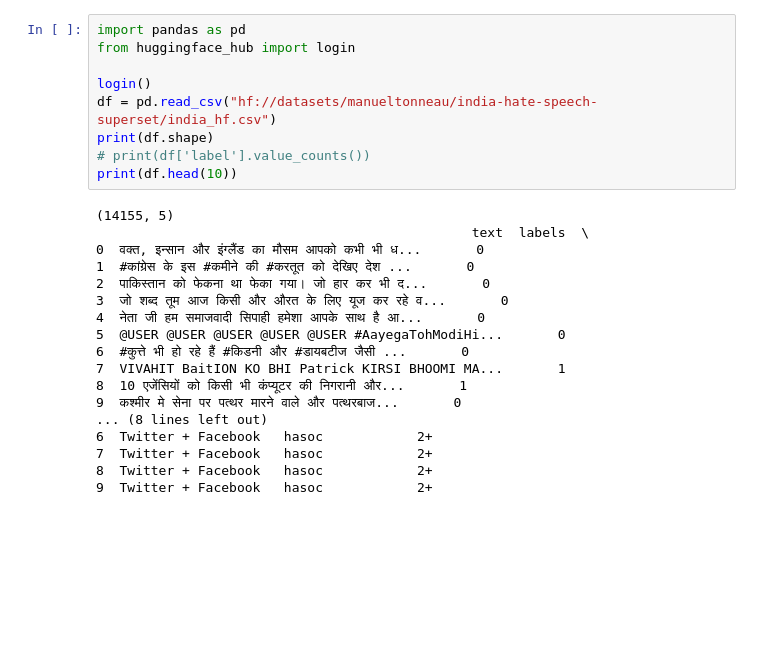
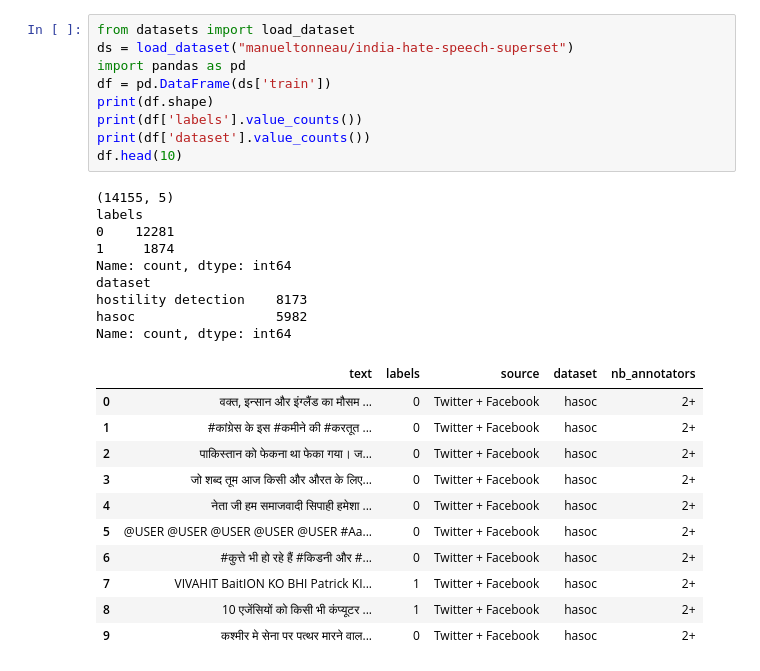
Before and after one commit to mihirmakwana03/msc-hinglish-hate, a Jupyter notebook: notebooks/01_data_exploration.ipynb, the cells around one changed output. Cells and saved outputs as stored; diff of their text form; blank space fills up the shorter version.

```diff
--- a/notebooks/01_data_exploration.ipynb
+++ b/notebooks/01_data_exploration.ipynb
@@ -1,27 +1,30 @@
 # %%
+from datasets import load_dataset
+ds = load_dataset("manueltonneau/india-hate-speech-superset")
 import pandas as pd
-from huggingface_hub import login
-
-login()
-df = pd.read_csv("hf://datasets/manueltonneau/india-hate-speech-superset/india_hf.csv")
+df = pd.DataFrame(ds['train'])
 print(df.shape)
-# print(df['label'].value_counts())
-print(df.head(10))
+print(df['labels'].value_counts())
+print(df['dataset'].value_counts())
+df.head(10)
 # %% [output]
 (14155, 5)
-                                                text  labels  \
-0  वक्त, इन्सान और इंग्लैंड का मौसम आपको कभी भी ध...       0
-1  #कांग्रेस के इस #कमीने की #करतूत को देखिए देश ...       0
-2  पाकिस्तान को फेकना था फेका गया। जो हार कर भी द...       0
-3  जो शब्द तूम आज किसी और औरत के लिए यूज कर रहे व...       0
-4  नेता जी हम समाजवादी सिपाही हमेशा आपके साथ है आ...       0
-5  @USER @USER @USER @USER @USER #AayegaTohModiHi...       0
-6  #कुत्ते भी हो रहे हैं #किडनी और #डायबटीज जैसी ...       0
-7  VIVAHIT BaitION KO BHI Patrick KIRSI BHOOMI MA...       1
-8  10 एजेंसियों को किसी भी कंप्यूटर की निगरानी और...       1
-9  कश्मीर मे सेना पर पत्थर मारने वाले और पत्थरबाज...       0
-... (8 lines left out)
-6  Twitter + Facebook   hasoc            2+
-7  Twitter + Facebook   hasoc            2+
-8  Twitter + Facebook   hasoc            2+
-9  Twitter + Facebook   hasoc            2+
+labels
+0    12281
+1     1874
+Name: count, dtype: int64
+dataset
+hostility detection    8173
+hasoc                  5982
+Name: count, dtype: int64
+|  | text | labels | source | dataset | nb_annotators |
+| 0 | वक्त, इन्सान और इंग्लैंड का मौसम ... | 0 | Twitter + Facebook | hasoc | 2+ |
+| 1 | #कांग्रेस के इस #कमीने की #करतूत ... | 0 | Twitter + Facebook | hasoc | 2+ |
+| 2 | पाकिस्तान को फेकना था फेका गया। ज... | 0 | Twitter + Facebook | hasoc | 2+ |
+| 3 | जो शब्द तूम आज किसी और औरत के लिए... | 0 | Twitter + Facebook | hasoc | 2+ |
+| 4 | नेता जी हम समाजवादी सिपाही हमेशा ... | 0 | Twitter + Facebook | hasoc | 2+ |
+| 5 | @USER @USER @USER @USER @USER #Aa... | 0 | Twitter + Facebook | hasoc | 2+ |
+| 6 | #कुत्ते भी हो रहे हैं #किडनी और #... | 0 | Twitter + Facebook | hasoc | 2+ |
+| 7 | VIVAHIT BaitION KO BHI Patrick KI... | 1 | Twitter + Facebook | hasoc | 2+ |
+| 8 | 10 एजेंसियों को किसी भी कंप्यूटर ... | 1 | Twitter + Facebook | hasoc | 2+ |
+| 9 | कश्मीर मे सेना पर पत्थर मारने वाल... | 0 | Twitter + Facebook | hasoc | 2+ |
```
Also changed, not shown: parts of 2 cells of this notebook, 2 other files.
